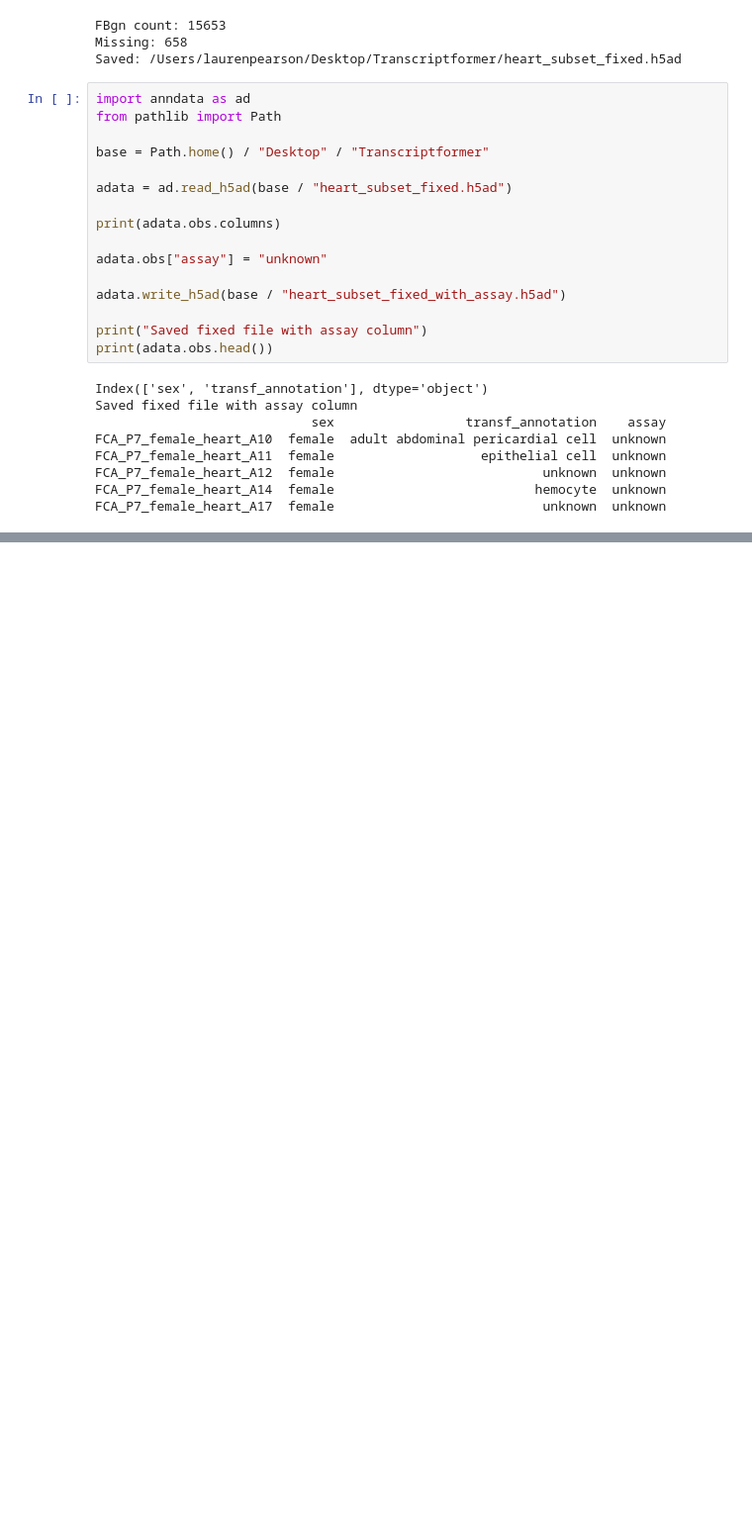
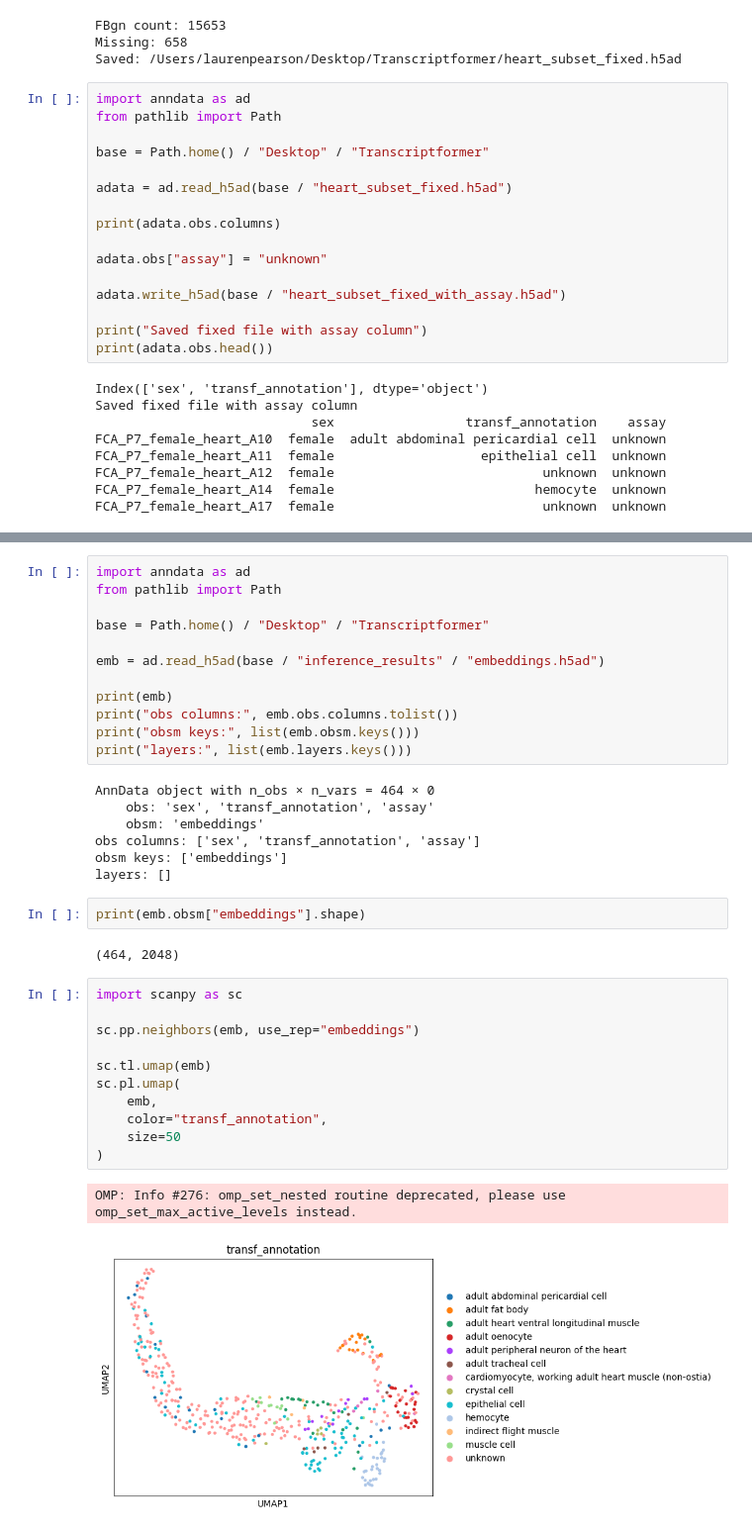
Before and after one commit to laurenap/transcriptformer, a Jupyter notebook: src/transcriptformer/data/fixing_h5ad_files.ipynb, the cells around one changed output, grey strips where cells are left out. Shown at 99% size. Saved outputs shown, nothing was run; the diff lists cells and outputs as text; blank space fills up the shorter version.

```diff
--- a/src/transcriptformer/data/fixing_h5ad_files.ipynb
+++ b/src/transcriptformer/data/fixing_h5ad_files.ipynb
@@ -351,0 +374,37 @@ FCA_P7_female_heart_A17  female                           unknown  unknown
+# %%
+import anndata as ad
+from pathlib import Path
+
+base = Path.home() / "Desktop" / "Transcriptformer"
+
+emb = ad.read_h5ad(base / "inference_results" / "embeddings.h5ad")
+
+print(emb)
+print("obs columns:", emb.obs.columns.tolist())
+print("obsm keys:", list(emb.obsm.keys()))
+print("layers:", list(emb.layers.keys()))
+# %% [output]
+AnnData object with n_obs × n_vars = 464 × 0
+    obs: 'sex', 'transf_annotation', 'assay'
+    obsm: 'embeddings'
+obs columns: ['sex', 'transf_annotation', 'assay']
+obsm keys: ['embeddings']
+layers: []
+# %%
+print(emb.obsm["embeddings"].shape)
+# %% [output]
+(464, 2048)
+# %%
+import scanpy as sc
+
+sc.pp.neighbors(emb, use_rep="embeddings")
+
+sc.tl.umap(emb)
+sc.pl.umap(
+    emb,
+    color="transf_annotation",
+    size=50
+)
+# %% [output]
+OMP: Info #276: omp_set_nested routine deprecated, please use omp_set_max_active_levels instead.
+[figure, added]
```
Also changed, not shown: parts of 2 cells of this notebook.
